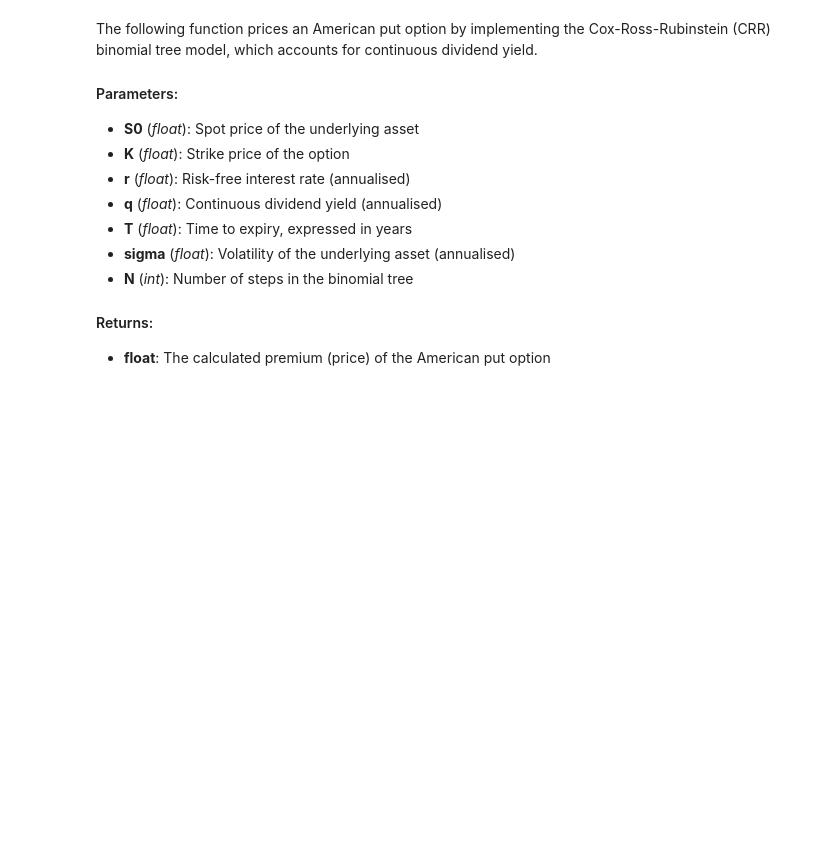
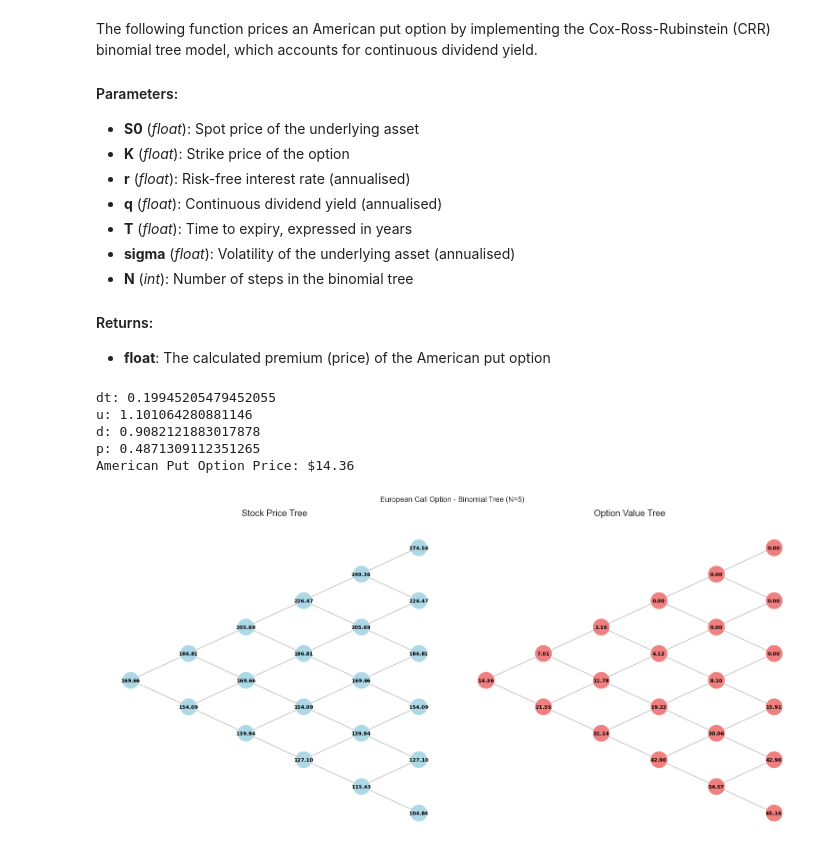
Before and after one commit to marcelklatsmanyi/FINM3422-Coding-Assignment-2, a Jupyter notebook: trading_desk_analysis.ipynb, the cells around one changed output. Saved outputs shown, nothing was run; the diff lists cells and outputs as text; code cells hidden in the pictures; blank space fills up the shorter version.

Commit message:
imported the function into the main ipynb

```diff
--- a/trading_desk_analysis.ipynb
+++ b/trading_desk_analysis.ipynb
@@ -117,6 +109,28 @@ def binomial_american_put(S0, K, r, q, T, sigma, N):
 # %%
 import seaborn as sns
 
 plt.style.use('ggplot')
 sns.set_style("whitegrid") # the seaborn library is being used to set the style of the plots
 plt.rcParams['figure.figsize'] = (12, 8)
+
+# Use S0_value (float) and ensure N is an integer
+K = 170
+T = (valuation_end_date - valuation_date).days / 365.0
+q = dividend_yield
+sigma = annual_vol
+N = 5
+#int(T * 100)  # Use 100 steps per year for better accuracy
+
+put_price, stock_tree, option_tree = binomial_american_put(S0, K, r, q, T, sigma, N)
+print(f"American Put Option Price: ${put_price:.2f}")
+
+from Put_option_visualistation import plot_binomial_tree
+
+plot_binomial_tree(stock_tree, option_tree, N)
+# %% [output]
+dt: 0.19945205479452055
+u: 1.101064280881146
+d: 0.9082121883017878
+p: 0.4871309112351265
+American Put Option Price: $14.36
+[figure, added]
```
Also changed, not shown: parts of 1 cell of this notebook, 1 other file.
